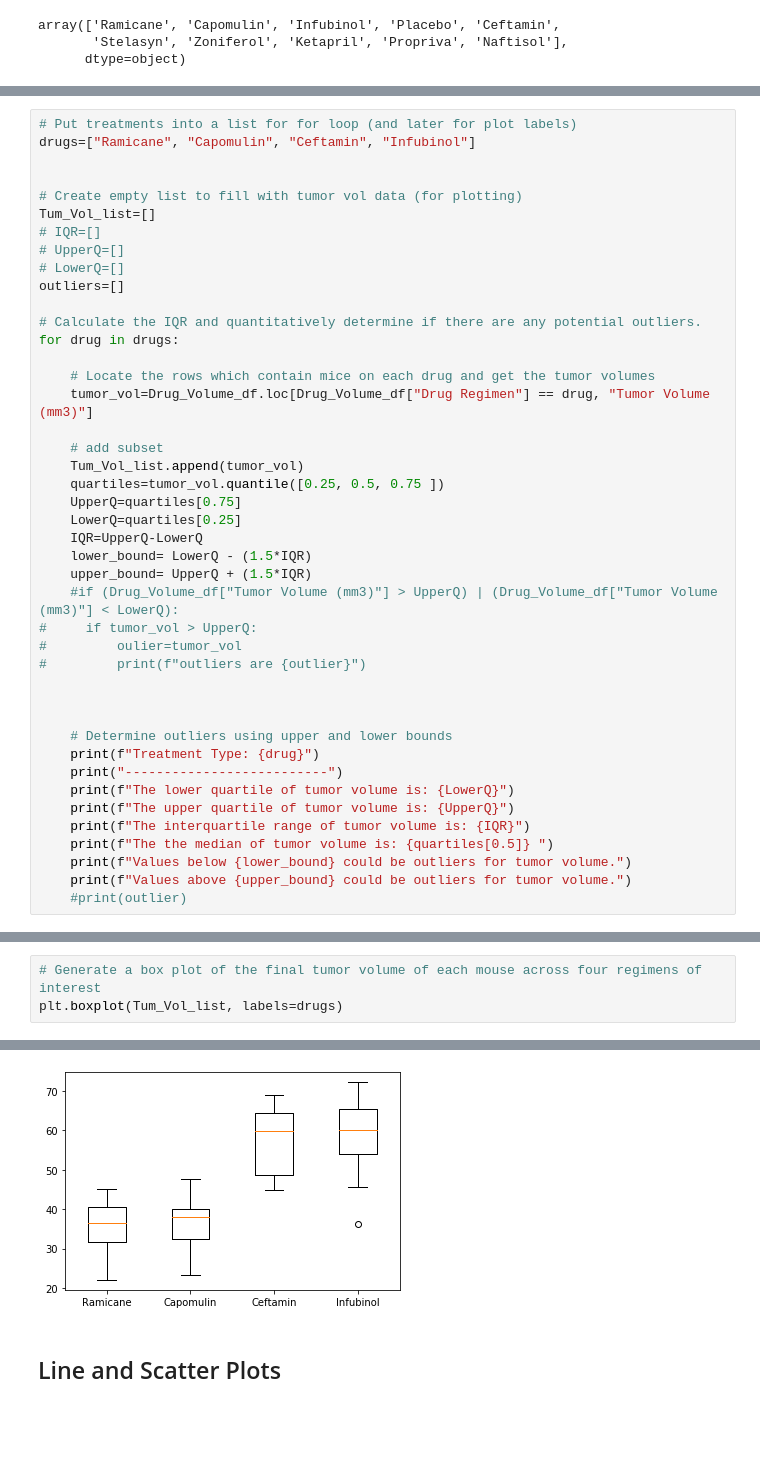
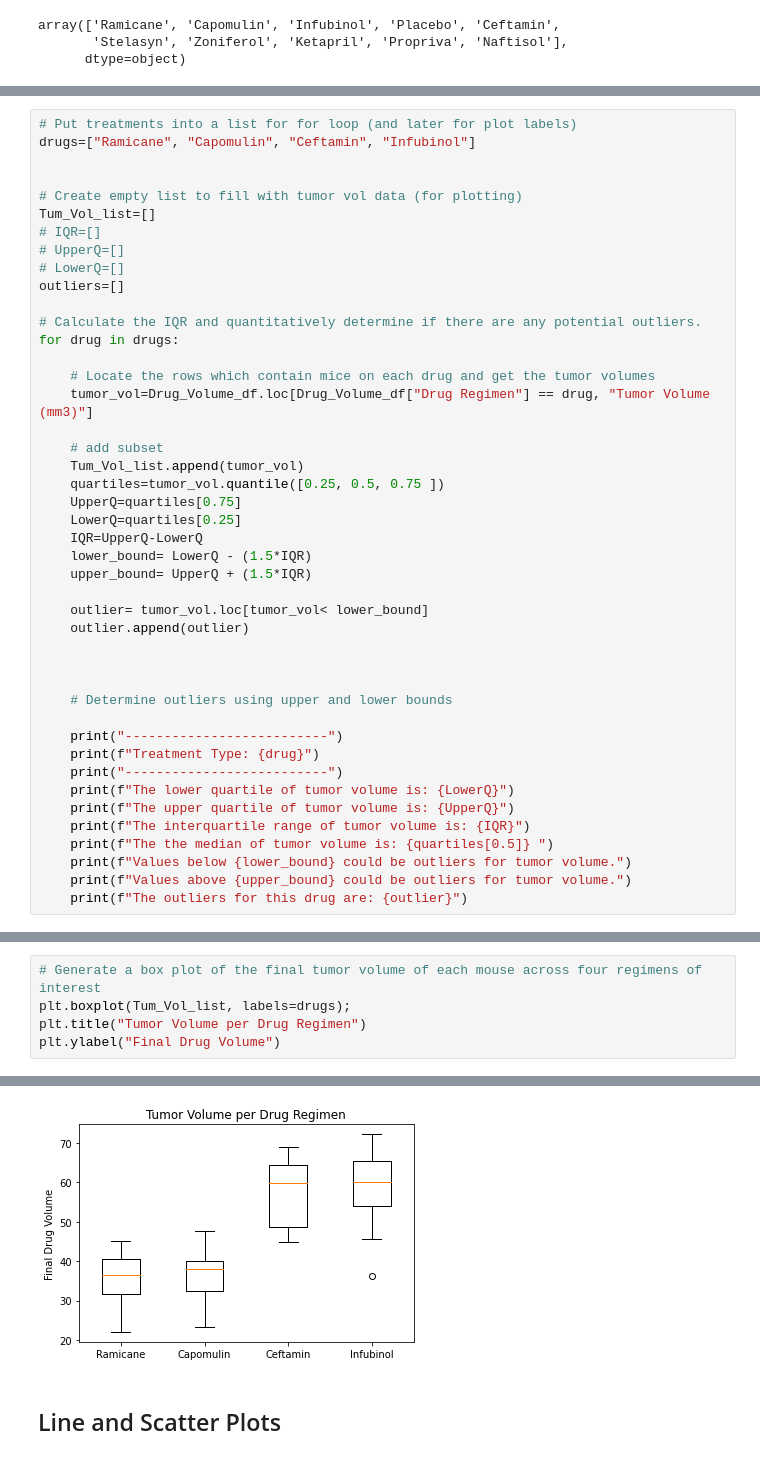
Before and after one commit to AmyAndersson/Pymaceuticals, a Jupyter notebook: pymaceuticals_starter.ipynb, the cells around one changed output, grey strips where cells are left out. Saved outputs shown, nothing was run; the diff lists cells and outputs as text; blank space fills up the shorter version.

```diff
--- a/pymaceuticals_starter.ipynb
+++ b/pymaceuticals_starter.ipynb
@@ -288,14 +288,15 @@ for drug in drugs:
     IQR=UpperQ-LowerQ
     lower_bound= LowerQ - (1.5*IQR)
     upper_bound= UpperQ + (1.5*IQR)
-    #if (Drug_Volume_df["Tumor Volume (mm3)"] > UpperQ) | (Drug_Volume_df["Tumor Volume (mm3)"] < LowerQ):
-#     if tumor_vol > UpperQ:
-#         oulier=tumor_vol
-#         print(f"outliers are {outlier}")
+
+    outlier= tumor_vol.loc[tumor_vol< lower_bound]
+    outlier.append(outlier)
 
 
 
     # Determine outliers using upper and lower bounds
+
+    print("--------------------------")
     print(f"Treatment Type: {drug}")
     print("--------------------------")
     print(f"The lower quartile of tumor volume is: {LowerQ}")
@@ -304,5 +305,5 @@ for drug in drugs:
     print(f"The the median of tumor volume is: {quartiles[0.5]} ")
     print(f"Values below {lower_bound} could be outliers for tumor volume.")
     print(f"Values above {upper_bound} could be outliers for tumor volume.")
-    #print(outlier)
+    print(f"The outliers for this drug are: {outlier}")
 # %% [output]
@@ -326,4 +327,6 @@ Values above 82.74144559000001 could be outliers for tumor volume.
 # %%
 # Generate a box plot of the final tumor volume of each mouse across four regimens of interest
-plt.boxplot(Tum_Vol_list, labels=drugs)
+plt.boxplot(Tum_Vol_list, labels=drugs);
+plt.title("Tumor Volume per Drug Regimen")
+plt.ylabel("Final Drug Volume")
 # %% [output]
@@ -347,4 +334,4 @@ plt.boxplot(Tum_Vol_list, labels=drugs)
-[figure, old version]
+[figure, new version]
 # %% [markdown]
 ## Line and Scatter Plots
 # %%
```
Also changed, not shown: parts of 9 cells of this notebook.
